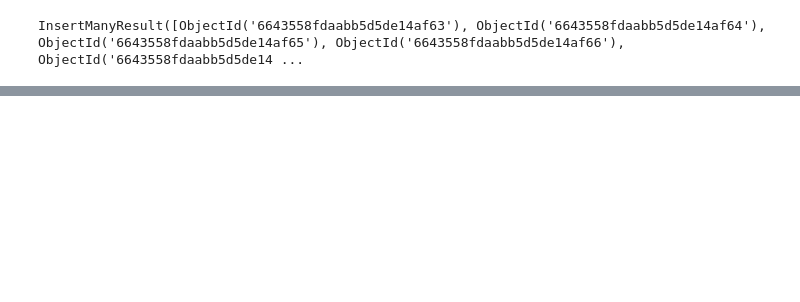
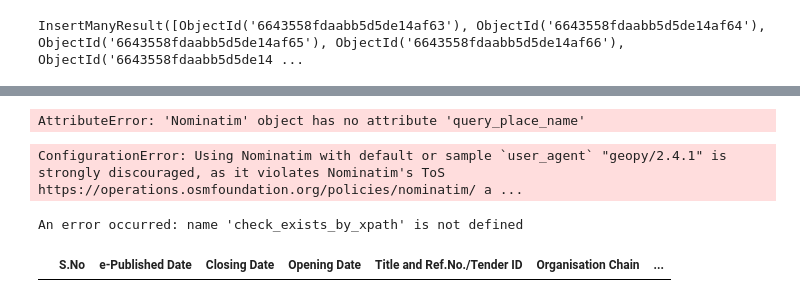
Before and after one commit to deepvpatel26/eTender, a Jupyter notebook: v4_automatedweb.ipynb, the cells around one changed output, grey strips where cells are left out. Cells and saved outputs as stored; diff of their text form; code cells hidden in the pictures; blank space fills up the shorter version.

Commit message:
all the codes pushed for viewing tenders city wise

```diff
--- a/v4_automatedweb.ipynb
+++ b/v4_automatedweb.ipynb
@@ -207,0 +228,14 @@ InsertManyResult([ObjectId('6643558fdaabb5d5de14af63'), ObjectId('6643558fdaabb5
+# %%
+nomi = pgeocode.Nominatim('in')
+nomi.query_place_name("Bengaluru")
+# %% [output]
+AttributeError: 'Nominatim' object has no attribute 'query_place_name'
+# %%
+from  geopy.geocoders import Nominatim
+geolocator = Nominatim()
+city ="Agra"
+country ="India"
+loc = geolocator.geocode(city+','+ country)
+print("latitude is :-" ,loc.latitude,"\nlongtitude is:-" ,loc.longitude)
+# %% [output]
+ConfigurationError: Using Nominatim with default or sample `user_agent` "geopy/2.4.1" is strongly discouraged, as it violates Nominatim's ToS https://operations.osmfoundation.org/policies/nominatim/ a ...
@@ -207,0 +322,8 @@ InsertManyResult([ObjectId('6643558fdaabb5d5de14af63'), ObjectId('6643558fdaabb5
+# %%
+df = scrape_tender_data('Ahmedabad')
+# %% [output]
+An error occurred: name 'check_exists_by_xpath' is not defined
+# %%
+df
+# %% [output]
+|  | S.No | e-Published Date | Closing Date | Opening Date | Title and Ref.No./Tender ID | Organisation Chain | ... |
```
Also changed, not shown: parts of 9 cells of this notebook, 10 other files.
